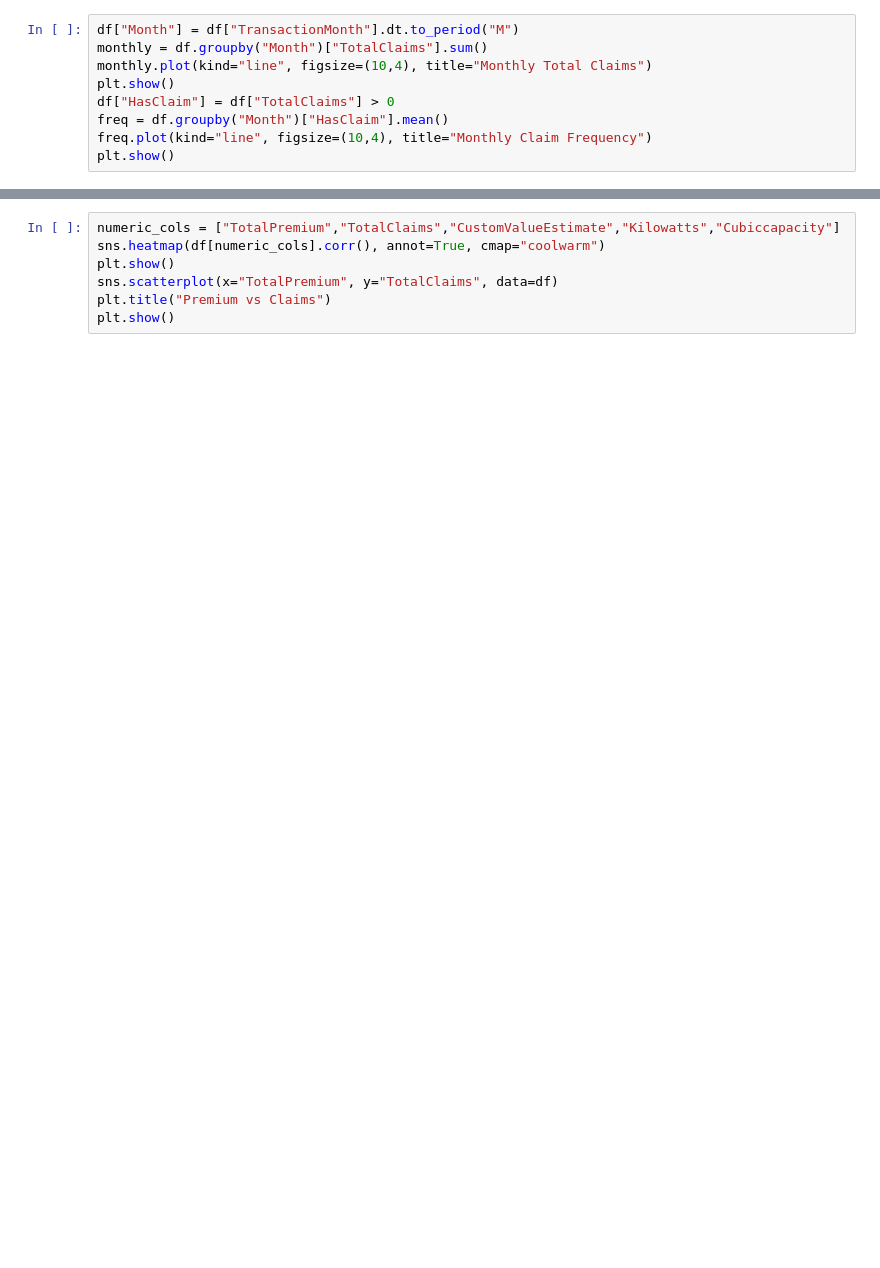
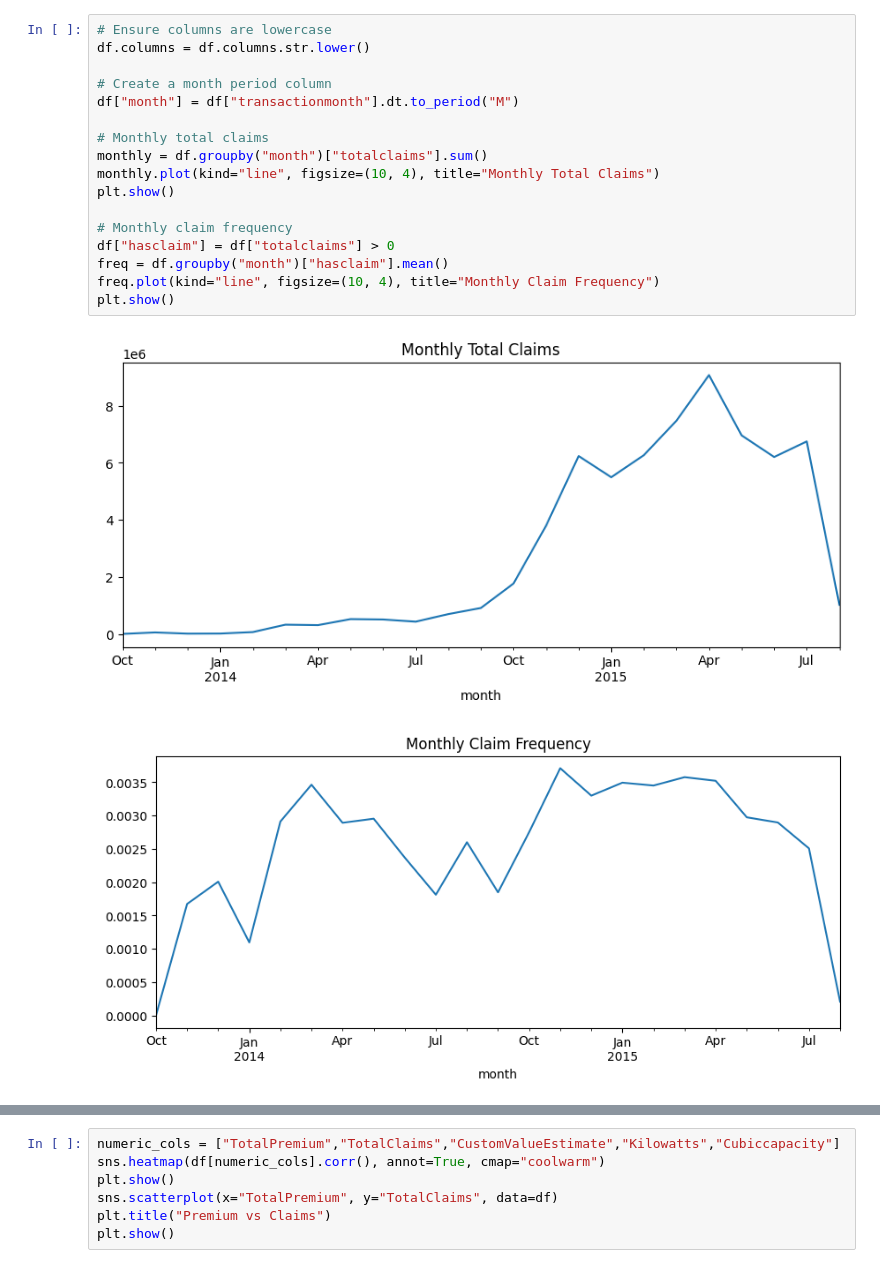
Before and after one commit to blienmoges/acis-risk, a Jupyter notebook: notebooks/eda_overview.ipynb, the cells around one changed output, grey strips where cells are left out. Drawn from its saved outputs; the diff is of its cells as text; blank space fills up the shorter version.

```diff
--- a/notebooks/eda_overview.ipynb
+++ b/notebooks/eda_overview.ipynb
@@ -63,10 +186,21 @@ plt.show()
 # %%
-df["Month"] = df["TransactionMonth"].dt.to_period("M")
-monthly = df.groupby("Month")["TotalClaims"].sum()
-monthly.plot(kind="line", figsize=(10,4), title="Monthly Total Claims")
+# Ensure columns are lowercase
+df.columns = df.columns.str.lower()
+
+# Create a month period column
+df["month"] = df["transactionmonth"].dt.to_period("M")
+
+# Monthly total claims
+monthly = df.groupby("month")["totalclaims"].sum()
+monthly.plot(kind="line", figsize=(10, 4), title="Monthly Total Claims")
 plt.show()
-df["HasClaim"] = df["TotalClaims"] > 0
-freq = df.groupby("Month")["HasClaim"].mean()
-freq.plot(kind="line", figsize=(10,4), title="Monthly Claim Frequency")
+
+# Monthly claim frequency
+df["hasclaim"] = df["totalclaims"] > 0
+freq = df.groupby("month")["hasclaim"].mean()
+freq.plot(kind="line", figsize=(10, 4), title="Monthly Claim Frequency")
 plt.show()
+# %% [output]
+[figure, added]
+[figure, added]
 # %%
```
Also changed, not shown: parts of 9 cells of this notebook.
